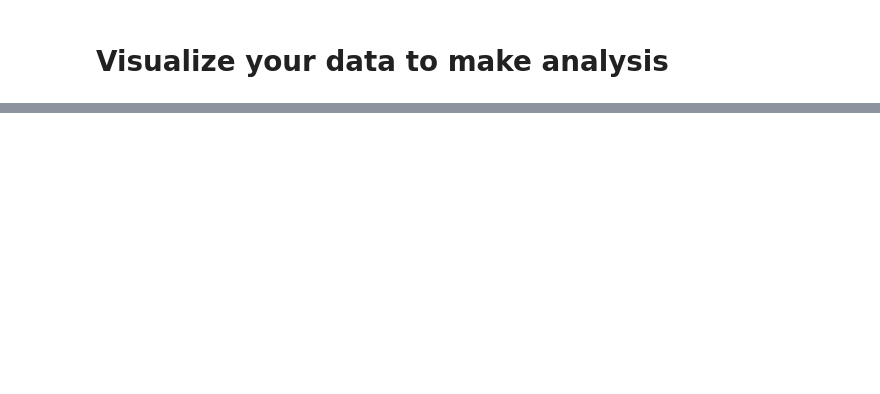
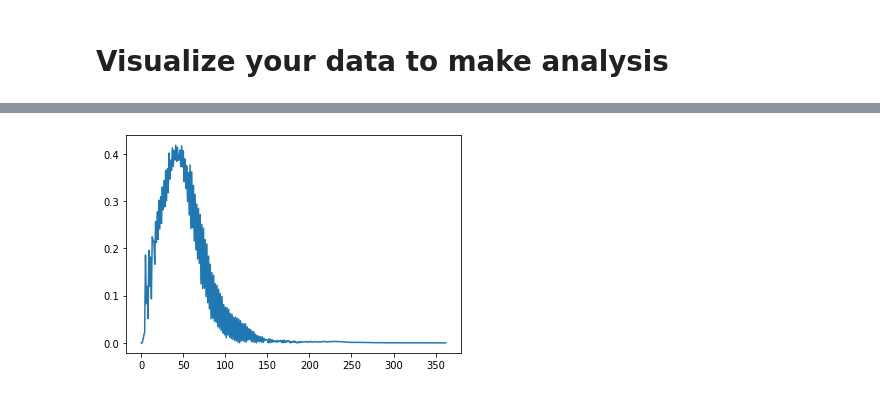
Before and after one commit to trinhhungfischer/chess-ai, a Jupyter notebook: analysis/piece_analysis.ipynb, the cells around one changed output, grey strips where cells are left out. Saved outputs shown, nothing was run; the diff lists cells and outputs as text; code cells hidden in the pictures; blank space fills up the shorter version.

```diff
--- a/analysis/piece_analysis.ipynb
+++ b/analysis/piece_analysis.ipynb
@@ -81,0 +118,7 @@ piece_data
+# %%
+piece_data['Abs Odd'] = piece_data['Odd'].abs()
+# %%
+piece_data['Abs Odd'].plot.line()
+plt.show()
+# %% [output]
+[figure, added]
```
Also changed, not shown: parts of 9 cells of this notebook, 5 other files.
